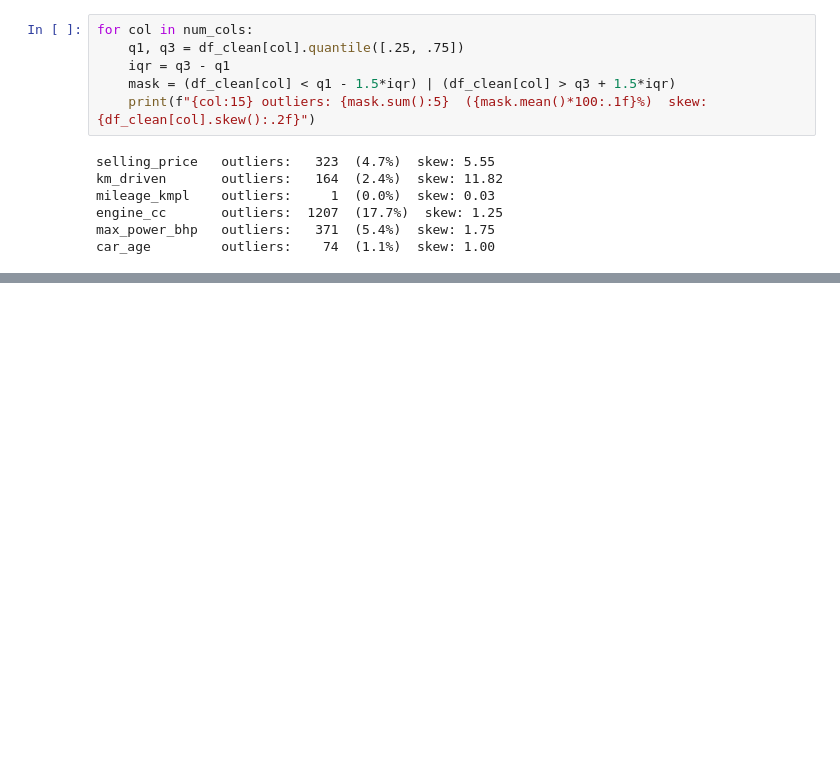
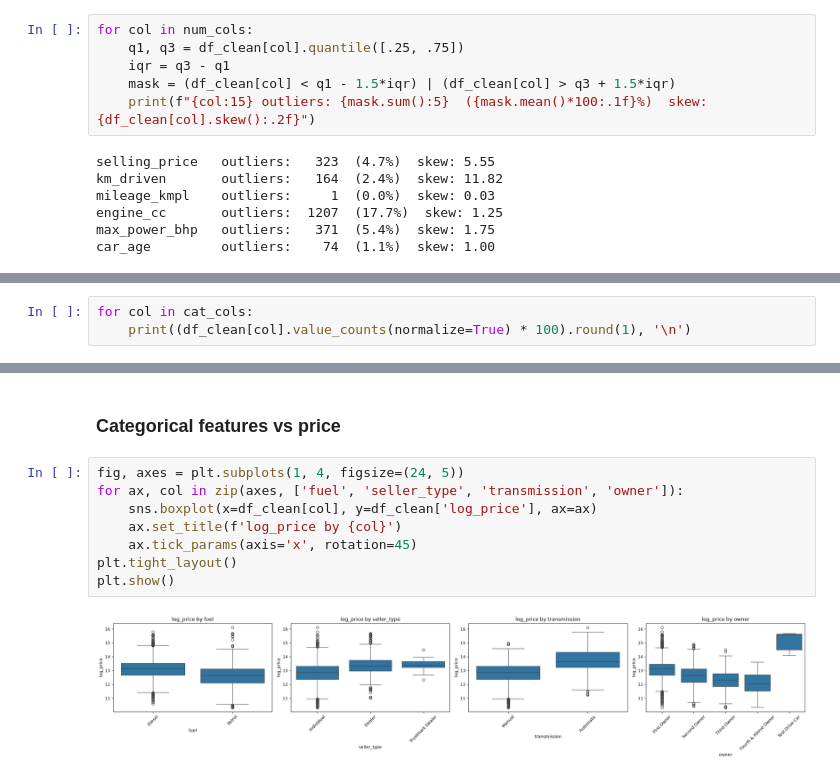
Before and after one commit to momen5406/ml-project, a Jupyter notebook: part_a_numerical/notebooks/01_data_preprocessing.ipynb, the cells around one changed output, grey strips where cells are left out. Drawn from its saved outputs; the diff is of its cells as text; blank space fills up the shorter version.

```diff
--- a/part_a_numerical/notebooks/01_data_preprocessing.ipynb
+++ b/part_a_numerical/notebooks/01_data_preprocessing.ipynb
@@ -461,0 +566,3 @@ car_age         outliers:    74  (1.1%)  skew: 1.00
+# %%
+for col in cat_cols:
+    print((df_clean[col].value_counts(normalize=True) * 100).round(1), '\n')
@@ -461,0 +592,12 @@ car_age         outliers:    74  (1.1%)  skew: 1.00
+# %% [markdown]
+### Categorical features vs price
+# %%
+fig, axes = plt.subplots(1, 4, figsize=(24, 5))
+for ax, col in zip(axes, ['fuel', 'seller_type', 'transmission', 'owner']):
+    sns.boxplot(x=df_clean[col], y=df_clean['log_price'], ax=ax)
+    ax.set_title(f'log_price by {col}')
+    ax.tick_params(axis='x', rotation=45)
+plt.tight_layout()
+plt.show()
+# %% [output]
+[figure, added]
```
Also changed, not shown: parts of 48 cells of this notebook, 3 other files.
